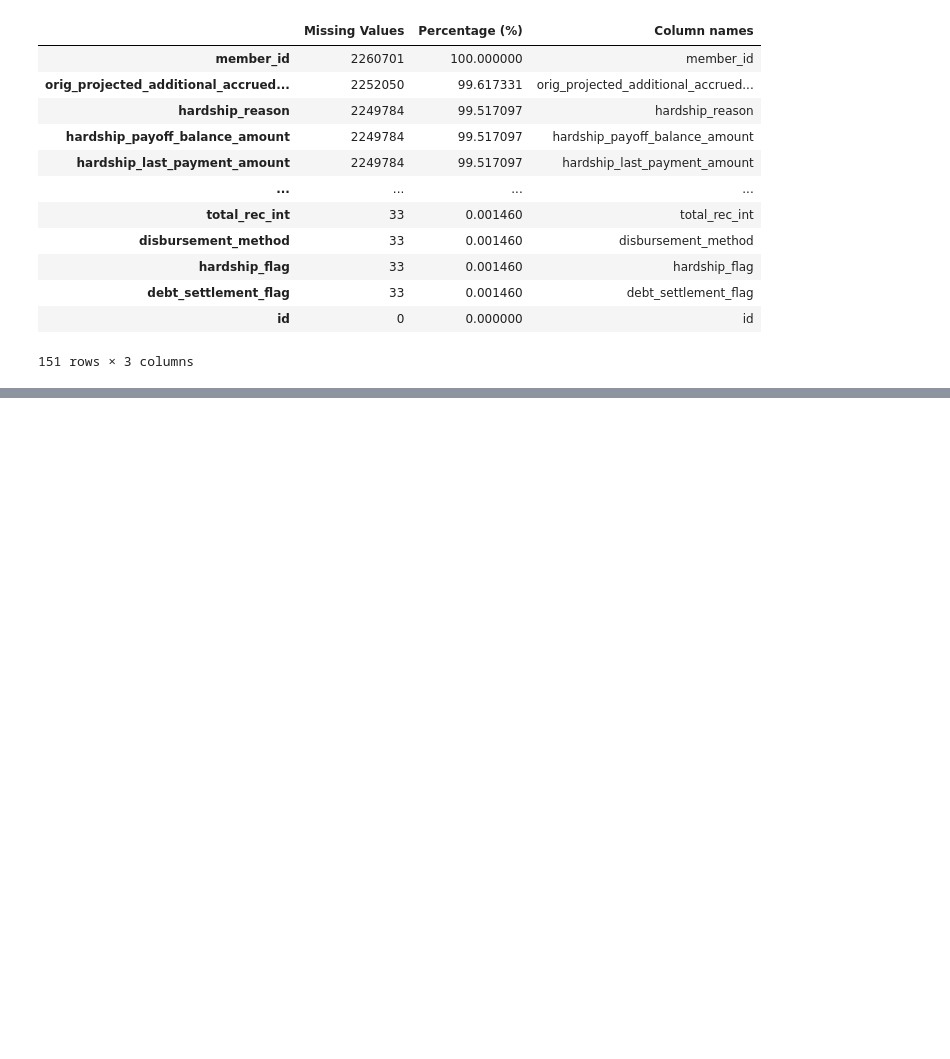
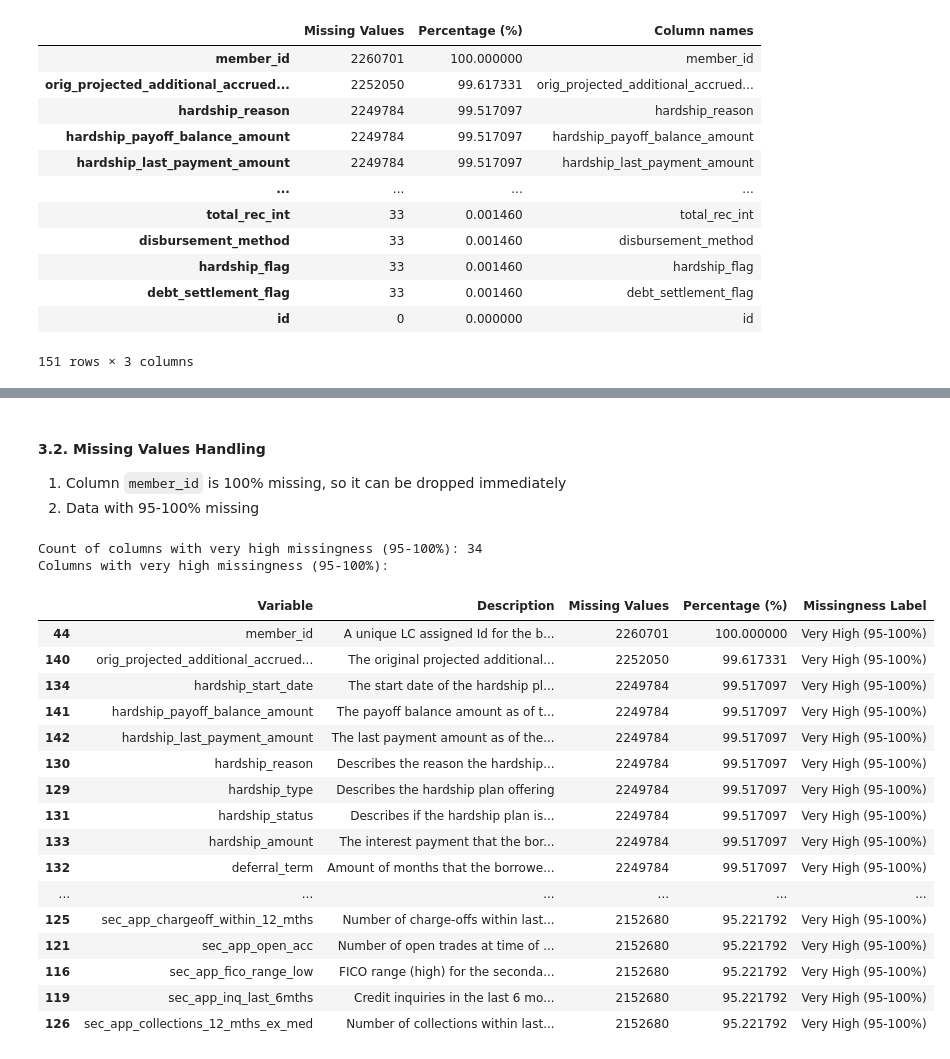
Before and after one commit to BuildersLab/Credit-Risk-Default, a Jupyter notebook: notebooks/00_cleaning.ipynb, the cells around one changed output, grey strips where cells are left out. Cells and saved outputs as stored; diff of their text form; code cells hidden in the pictures; blank space fills up the shorter version.

Commit message:
add missing values categories and exploration

```diff
--- a/notebooks/00_cleaning.ipynb
+++ b/notebooks/00_cleaning.ipynb
@@ -39,6 +39,8 @@ Base directory: c:\Users\Nafis\BuildersLab_projects\Teams\Credit-Risk-Default
 # %%
 # Display all columns in the output
 pd.set_option('display.max_columns', None)
+pd.set_option('display.max_colwidth', None)
+pd.set_option('display.width', None)
 # %%
 """import sys
 !{sys.executable} -m pip install kagglehub"""
@@ -211,0 +207,30 @@ print(joint_cols)
+# %%
+# Merge data_dictionary with missing values summary
+
+# Load the data dictionary
+data_dictionary = pd.read_csv(os.path.join(BASE_DIR, "data/processed/dictionary_accepted.csv"))
+
+# Merge the data dictionary with the missing values summary
+data_dictionary_summary = pd.merge(data_dictionary, missing_values_summary, left_on='Variable', right_on='Column names', how='left')
+
+# Drop the redundant column
+data_dictionary_summary = data_dictionary_summary.drop(columns=['Column names'])
+
+# Create a new column for different missingness labels: "Empty (100%)", "Very High (95-99%)", "High (50-94%)", "Moderate (10-49%)", "Low (<10%)"
+data_dictionary_summary['Missingness Label'] = pd.cut(
+    data_dictionary_summary['Percentage (%)'],
+    bins=[-1, 0, 10, 50, 95, 100],
+    labels=['None (0%)',
+            'Low (<10%)',
+            'Moderate (10-49%)',
+            'High (50-94%)',
+            'Very High (95-100%)']
+)
+
+# Sort the data dictionary summary by Percentage of missing values in descending order
+data_dictionary_summary = data_dictionary_summary.sort_values(by='Percentage (%)', ascending=False)
+
+# Save to a csv file to outputs folder
+data_dictionary_summary.to_csv(os.path.join(OUTPUT_DIR, "data_dictionary_summary.csv"), index=False)
+print("Data dictionary with missing values summary:")
+data_dictionary_summary
@@ -211,0 +252,32 @@ print(joint_cols)
+# %% [markdown]
+#### 3.2. Missing Values Handling
+
+1. Column `member_id` is 100% missing, so it can be dropped immediately
+2. Data with 95-100% missing
+# %%
+# Display very high missingness columns
+very_high_missingness = data_dictionary_summary[data_dictionary_summary['Missingness Label'] == 'Very High (95-100%)']
+
+print("Count of columns with very high missingness (95-100%):", len(very_high_missingness))
+print("Columns with very high missingness (95-100%):")
+very_high_missingness
+# %% [output]
+Count of columns with very high missingness (95-100%): 34
+Columns with very high missingness (95-100%):
+|  | Variable | Description | Missing Values | Percentage (%) | Missingness Label |
+| 44 | member_id | A unique LC assigned Id for the b... | 2260701 | 100.000000 | Very High (95-100%) |
+| 140 | orig_projected_additional_accrued... | The original projected additional... | 2252050 | 99.617331 | Very High (95-100%) |
+| 134 | hardship_start_date | The start date of the hardship pl... | 2249784 | 99.517097 | Very High (95-100%) |
+| 141 | hardship_payoff_balance_amount | The payoff balance amount as of t... | 2249784 | 99.517097 | Very High (95-100%) |
+| 142 | hardship_last_payment_amount | The last payment amount as of the... | 2249784 | 99.517097 | Very High (95-100%) |
+| 130 | hardship_reason | Describes the reason the hardship... | 2249784 | 99.517097 | Very High (95-100%) |
+| 129 | hardship_type | Describes the hardship plan offering | 2249784 | 99.517097 | Very High (95-100%) |
+| 131 | hardship_status | Describes if the hardship plan is... | 2249784 | 99.517097 | Very High (95-100%) |
+| 133 | hardship_amount | The interest payment that the bor... | 2249784 | 99.517097 | Very High (95-100%) |
+| 132 | deferral_term | Amount of months that the borrowe... | 2249784 | 99.517097 | Very High (95-100%) |
+| ... | ... | ... | ... | ... | ... |
+| 125 | sec_app_chargeoff_within_12_mths | Number of charge-offs within last... | 2152680 | 95.221792 | Very High (95-100%) |
+| 121 | sec_app_open_acc | Number of open trades at time of ... | 2152680 | 95.221792 | Very High (95-100%) |
+| 116 | sec_app_fico_range_low | FICO range (high) for the seconda... | 2152680 | 95.221792 | Very High (95-100%) |
+| 119 | sec_app_inq_last_6mths | Credit inquiries in the last 6 mo... | 2152680 | 95.221792 | Very High (95-100%) |
+| 126 | sec_app_collections_12_mths_ex_med | Number of collections within last... | 2152680 | 95.221792 | Very High (95-100%) |
```
Also changed, not shown: parts of 12 cells of this notebook, 1 other file.
